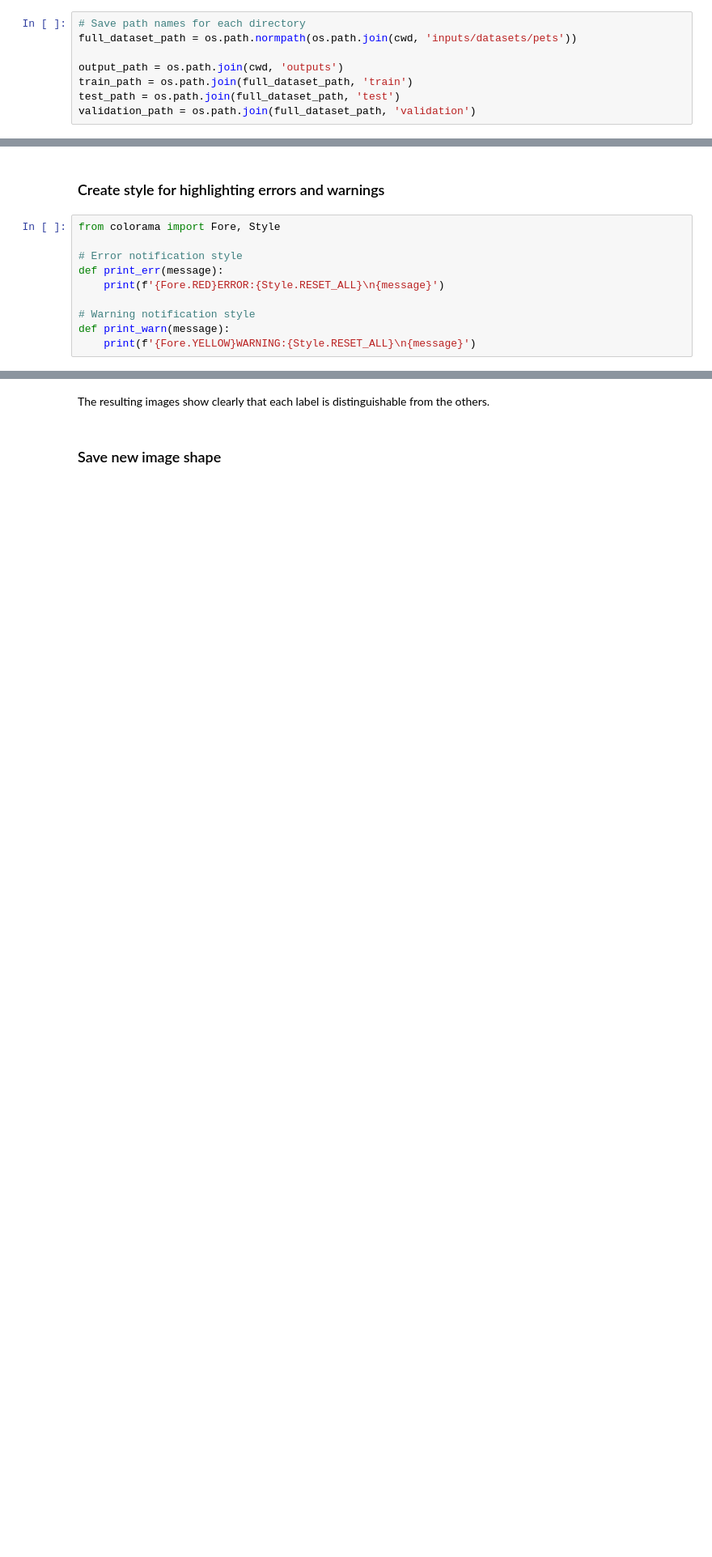
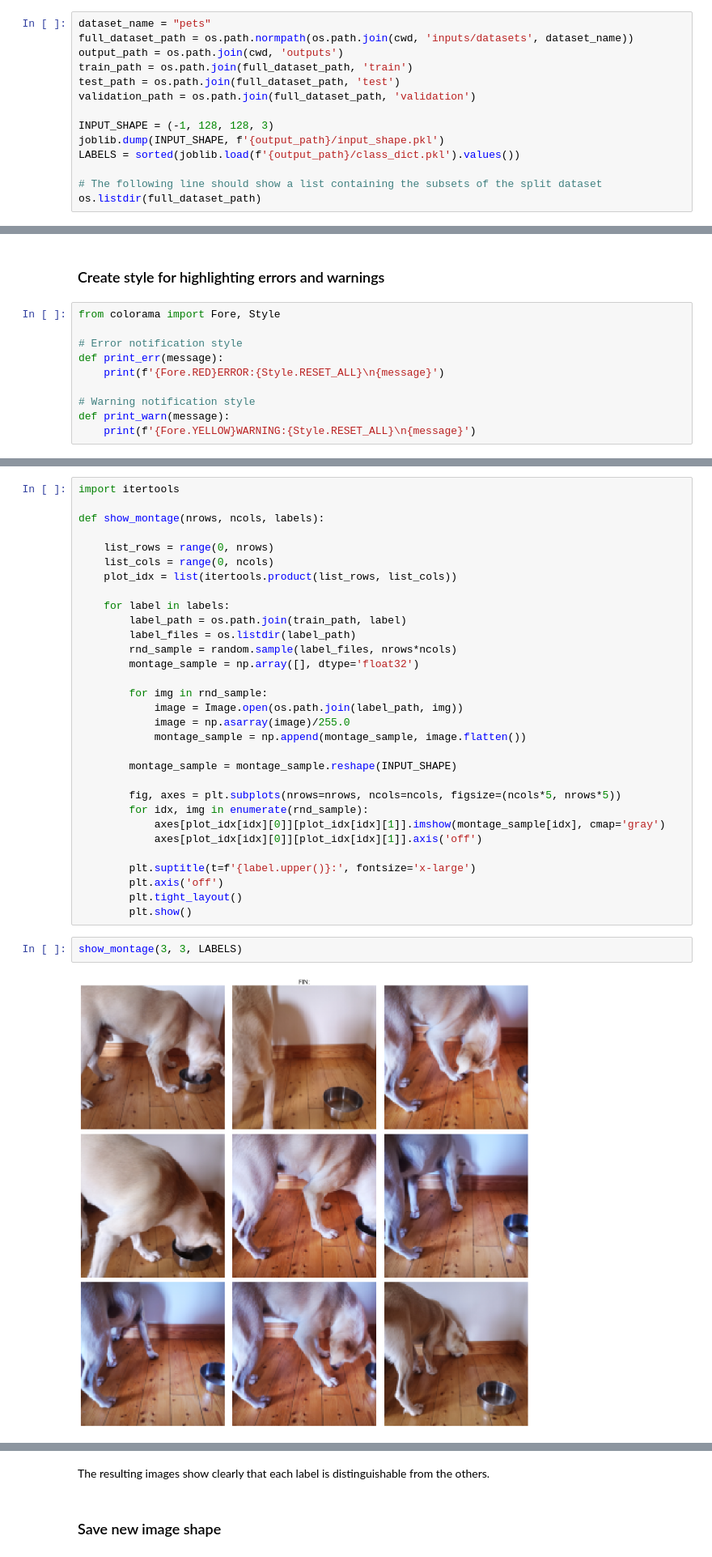
Before and after one commit to RikaIljina/PP5, a Jupyter notebook: jupyter_notebooks/02 - Data Visualization.ipynb, the cells around one changed output, grey strips where cells are left out. Shown at 81% size. Saved outputs shown, nothing was run; the diff lists cells and outputs as text; blank space fills up the shorter version.

```diff
--- a/jupyter_notebooks/02 - Data Visualization.ipynb
+++ b/jupyter_notebooks/02 - Data Visualization.ipynb
@@ -56,8 +58,14 @@ cwd
 # %%
-# Save path names for each directory
-full_dataset_path = os.path.normpath(os.path.join(cwd, 'inputs/datasets/pets'))
-
+dataset_name = "pets"
+full_dataset_path = os.path.normpath(os.path.join(cwd, 'inputs/datasets', dataset_name))
 output_path = os.path.join(cwd, 'outputs')
 train_path = os.path.join(full_dataset_path, 'train')
 test_path = os.path.join(full_dataset_path, 'test')
 validation_path = os.path.join(full_dataset_path, 'validation')
+
+INPUT_SHAPE = (-1, 128, 128, 3)
+joblib.dump(INPUT_SHAPE, f'{output_path}/input_shape.pkl')
+LABELS = sorted(joblib.load(f'{output_path}/class_dict.pkl').values())
+
+# The following line should show a list containing the subsets of the split dataset
+os.listdir(full_dataset_path)
@@ -98,0 +100,35 @@ plt.show()
+# %%
+import itertools
+
+def show_montage(nrows, ncols, labels):
+
+    list_rows = range(0, nrows)
+    list_cols = range(0, ncols)
+    plot_idx = list(itertools.product(list_rows, list_cols))
+
+    for label in labels:
+        label_path = os.path.join(train_path, label)
+        label_files = os.listdir(label_path)
+        rnd_sample = random.sample(label_files, nrows*ncols)
+        montage_sample = np.array([], dtype='float32')
+
+        for img in rnd_sample:
+            image = Image.open(os.path.join(label_path, img))
+            image = np.asarray(image)/255.0
+            montage_sample = np.append(montage_sample, image.flatten())
+
+        montage_sample = montage_sample.reshape(INPUT_SHAPE)
+
+        fig, axes = plt.subplots(nrows=nrows, ncols=ncols, figsize=(ncols*5, nrows*5))
+        for idx, img in enumerate(rnd_sample):
+            axes[plot_idx[idx][0]][plot_idx[idx][1]].imshow(montage_sample[idx], cmap='gray')
+            axes[plot_idx[idx][0]][plot_idx[idx][1]].axis('off')
+
+        plt.suptitle(t=f'{label.upper()}:', fontsize='x-large')
+        plt.axis('off')
+        plt.tight_layout()
+        plt.show()
+# %%
+show_montage(3, 3, LABELS)
+# %% [output]
+[figure, added]
```
Also changed, not shown: parts of 29 cells of this notebook, 1 other file.
